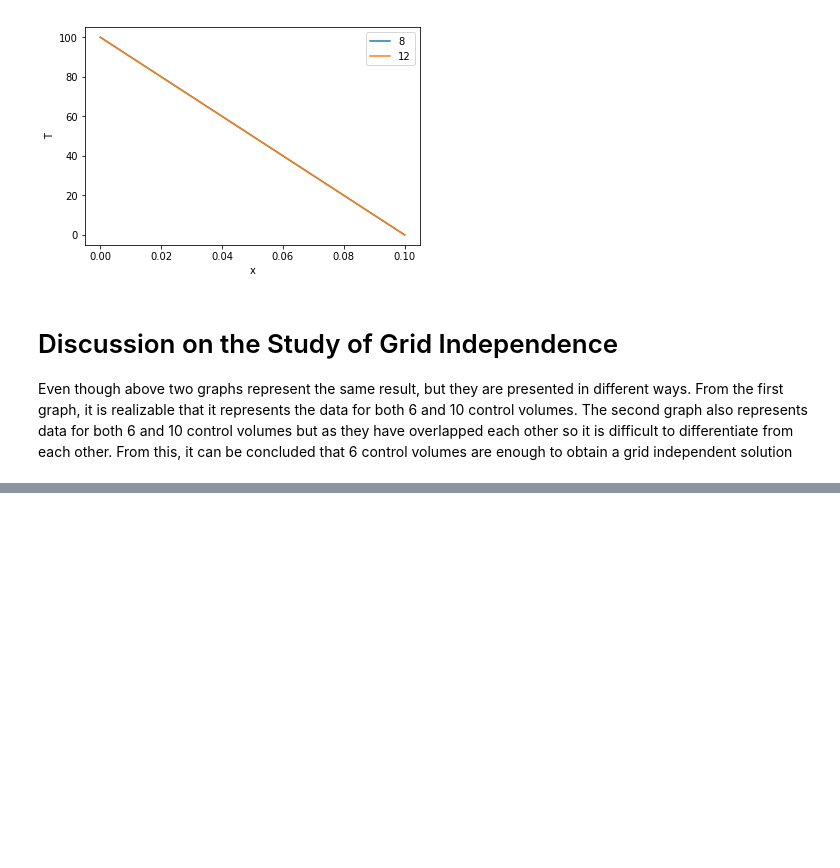
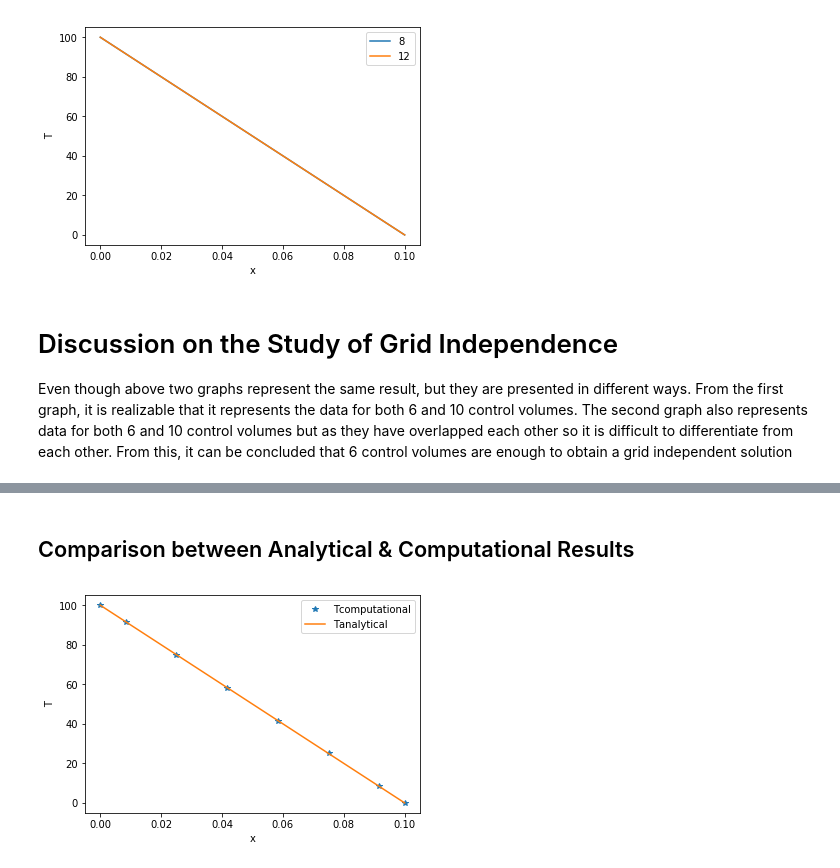
Before and after one commit to khfaisal/MME9710, a Jupyter notebook: Assignment 1/Basic codes/Problem-1 basic.ipynb, the cells around one changed output, grey strips where cells are left out. Saved outputs shown, nothing was run; the diff lists cells and outputs as text; code cells hidden in the pictures; blank space fills up the shorter version.

```diff
--- a/Assignment 1/Basic codes/Problem-1 basic.ipynb
+++ b/Assignment 1/Basic codes/Problem-1 basic.ipynb
@@ -585,0 +668,17 @@ Even though above two graphs represent the same result, but they are presented i
+# %% [markdown]
+## Comparison between Analytical & Computational Results
+# %%
+%matplotlib inline
+import matplotlib.pyplot as plt
+x =[0.        , 0.00833333, 0.025     , 0.04166667, 0.05833333,       0.075     , 0.09166667, 0.1]
+Tcomputational = [100.        ,  91.66666667,  75.        ,  58.33333333,        41.66666667,  25.        ,   8.33333333,   0.]
+Tanalytical    = [100.0,91.66667,75.0,58.33333,41.66667,25.000000000000014,8.33332999999999,0.0]
+
+plt.plot(x, Tcomputational , '*', label='Tcomputational')
+plt.plot(x, Tanalytical,'-', label='Tanalytical')
+plt.xlabel("x")
+plt.ylabel("T")
+plt.legend()
+plt.show()
+# %% [output]
+[figure, added]
```
Also changed, not shown: parts of 7 cells of this notebook, 2 other files.
